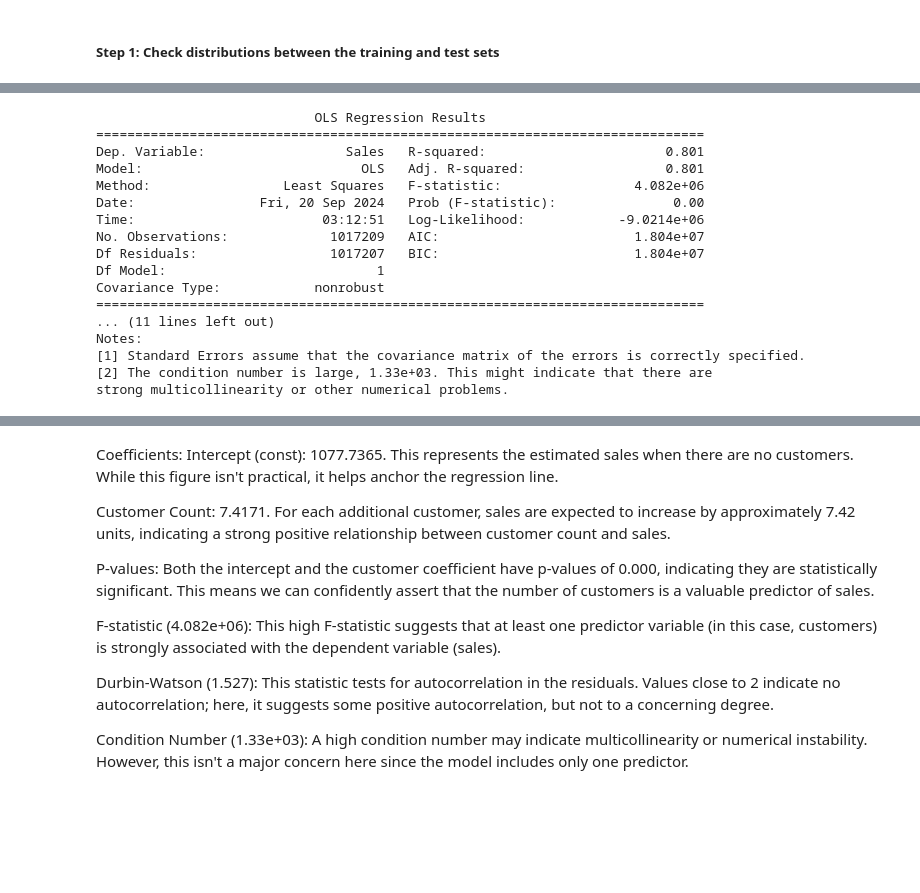
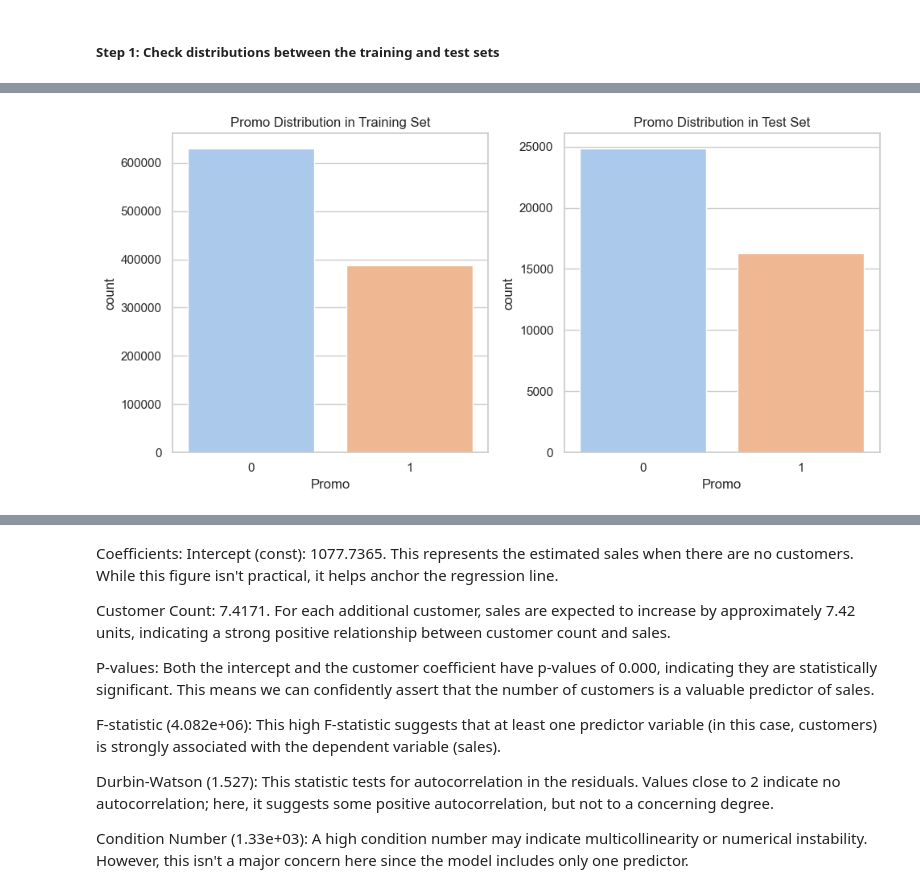
Before and after one commit to Ethel-Star/W4.Rossmann_Pharmaceuticals, a Jupyter notebook: notebooks/Customer_Purchasing_Behavior_Analysis.ipynb, the cells around one changed output, grey strips where cells are left out. Cells and saved outputs as stored; diff of their text form; code cells hidden in the pictures; blank space fills up the shorter version.

```diff
--- a/notebooks/Customer_Purchasing_Behavior_Analysis.ipynb
+++ b/notebooks/Customer_Purchasing_Behavior_Analysis.ipynb
@@ -325,35 +140,5 @@ Customers  0.894711   1.000000
-# %%
-import pandas as pd
-import statsmodels.api as sm
-
-# Prepare data
-# Ensure 'Sales' and 'Customers' columns are available and clean
-X = train_df[['Customers']]  # Independent variable
-y = train_df['Sales']        # Dependent variable
-
-# Add a constant to the model (intercept)
-X = sm.add_constant(X)
-
-# Fit the OLS regression model
-model = sm.OLS(y, X).fit()
-
-# Print the model summary
-print(model.summary())
-# %% [output]
-                            OLS Regression Results
-==============================================================================
-Dep. Variable:                  Sales   R-squared:                       0.801
-Model:                            OLS   Adj. R-squared:                  0.801
-Method:                 Least Squares   F-statistic:                 4.082e+06
-Date:                Fri, 20 Sep 2024   Prob (F-statistic):               0.00
-Time:                        03:12:51   Log-Likelihood:            -9.0214e+06
-No. Observations:             1017209   AIC:                         1.804e+07
-Df Residuals:                 1017207   BIC:                         1.804e+07
-Df Model:                           1
-Covariance Type:            nonrobust
-==============================================================================
-... (11 lines left out)
-Notes:
-[1] Standard Errors assume that the covariance matrix of the errors is correctly specified.
-[2] The condition number is large, 1.33e+03. This might indicate that there are
-strong multicollinearity or other numerical problems.
+# %%
+analyzer = SalesAnalyzer(processor.train_df, processor.test_df, processor.store_df)
+analyzer.plot_promo_distribution()
+# %% [output]
+[figure, added]
```
Also changed, not shown: parts of 32 cells of this notebook.
